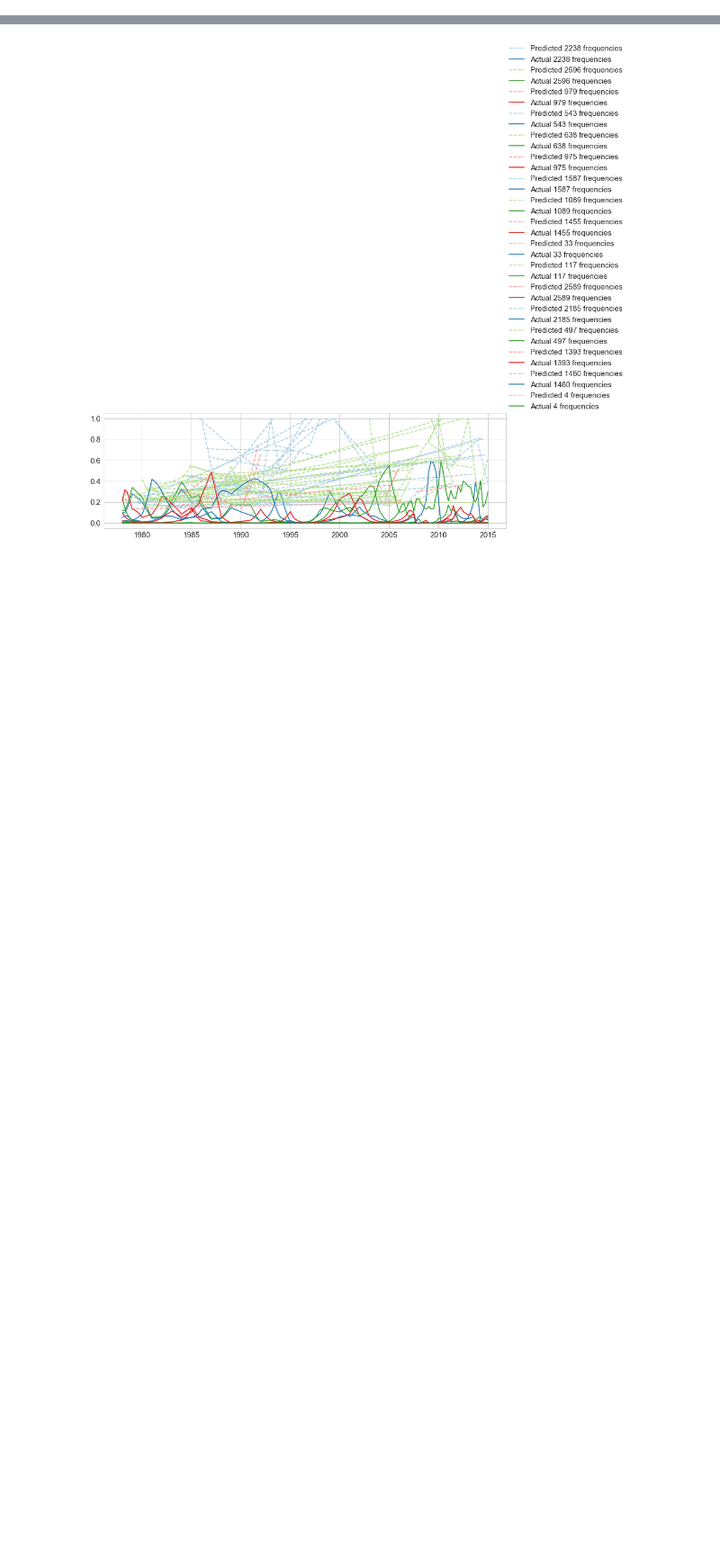
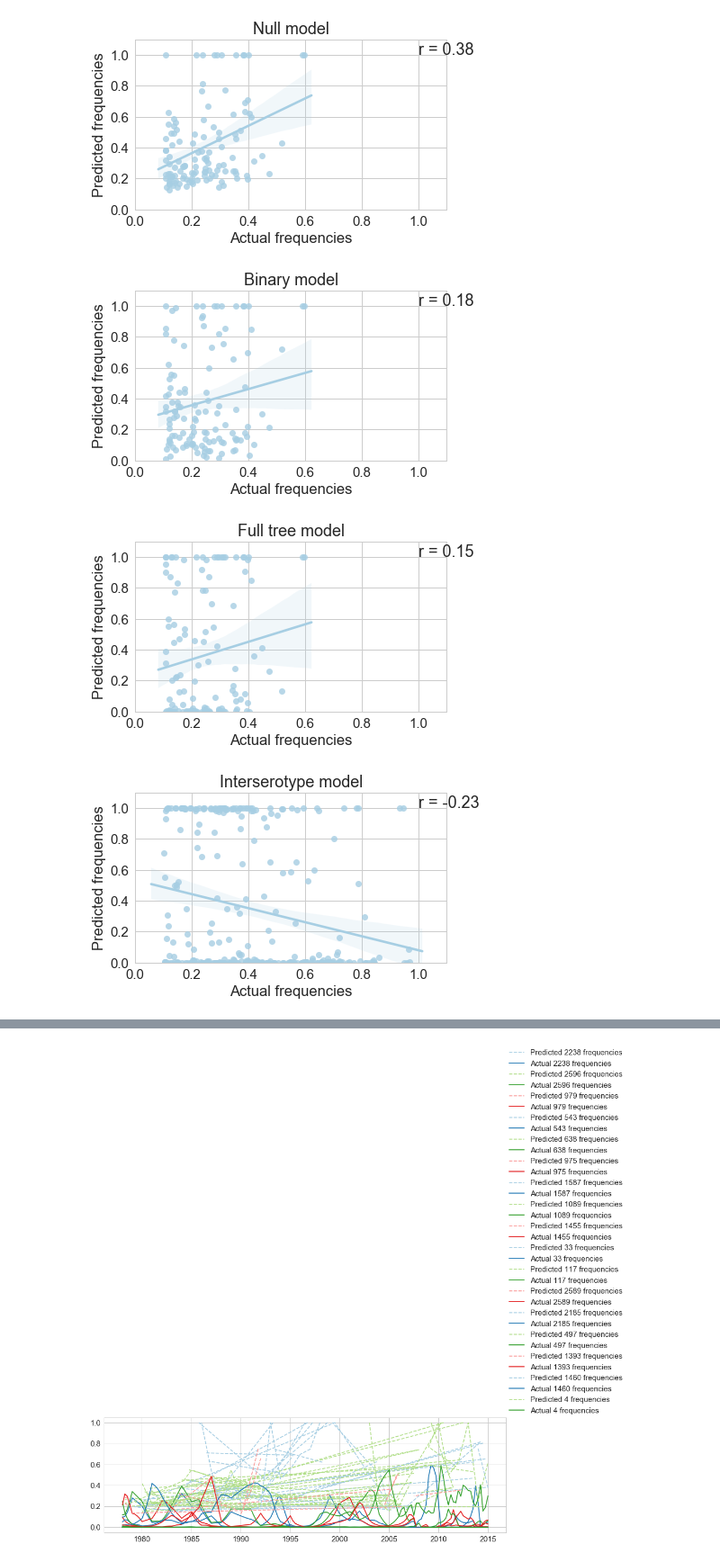
Before and after one commit to blab/dengue-antigenic-dynamics, a Jupyter notebook: scripts/frequencies/antigenic_fitness_take2.ipynb, the cells around one changed output, grey strips where cells are left out. Shown at 90% size. Cells and saved outputs as stored; diff of their text form; code cells hidden in the pictures; blank space fills up the shorter version.

```diff
--- a/scripts/frequencies/antigenic_fitness_take2.ipynb
+++ b/scripts/frequencies/antigenic_fitness_take2.ipynb
@@ -123,7 +138,7 @@ def get_dTiter(clade1, clade2, antigenic_resolution, clade_lookup=clade_lookup):
     total_trace += k2_trace
 
     dTiter = sum([k.traits[tree_trait] for k in total_trace]) # sum up dTiter values along the path between clade1 and clade2
-    dTiters[antigenic_resolution][clades] = dTiter # save for later
+    precomputed_titers[antigenic_resolution][clades] = dTiter # save for later
 
     return dTiter
 # %%
@@ -239,0 +254,44 @@ null_clade_frequencies = predict_normalize_all_clades(genotype_clades, 'null')
+# %%
+null_clade_frequencies = predict_normalize_all_clades(genotype_clades, 'null')
+binary_clade_frequencies = predict_normalize_all_clades(genotype_clades, 'binary')
+genotype_clade_frequencies = predict_normalize_all_clades(genotype_clades, 'clade')
+serotype_clade_frequencies = predict_normalize_all_clades(serotype_clades, 'serotype')
+# %%
+def test_predictions(predicted_frequencies, frequencies=frequencies, title=None):
+
+    predicted_date_range = (min(predicted_frequencies.values()[0]), max(predicted_frequencies.values()[0]))
+
+    actual = []
+    predicted = []
+
+
+    for clade, predicted_freqs in predicted_frequencies.items():
+        actual += frequencies[clade][predicted_date_range[0]:predicted_date_range[1]].tolist()
+        predicted += predicted_freqs.values()
+
+    actual = np.array(actual)
+    predicted = np.array(predicted)
+    mask = (~np.isnan(actual)) & (~np.isnan(predicted)) & (actual > 0.1)
+
+    fit = stats.linregress(actual[mask], predicted[mask])
+
+    ax=sns.regplot(actual[mask], predicted[mask])
+    ax.set_xlabel('Actual frequencies')#, X(t+%d)/X(t)'%years_forward)
+    ax.set_ylabel('Predicted frequencies')#, X(t+%d)/X(t)'%years_forward)
+    ax.set_xlim(0,1.1)
+    ax.set_ylim(0,1.1)
+    ax.text(1,1,'r = %.2f'%fit[2], )
+    if title:
+        ax.set_title(title)
+    plt.tight_layout()
+    plt.show()
+
+test_predictions(null_clade_frequencies, title='Null model')
+test_predictions(binary_clade_frequencies, title='Binary model')
+test_predictions(genotype_clade_frequencies, title='Full tree model')
+test_predictions(serotype_clade_frequencies, title='Interserotype model')
+# %% [output]
+[figure, added]
+[figure, added]
+[figure, added]
+[figure, added]
```
Also changed, not shown: parts of 5 cells of this notebook.
